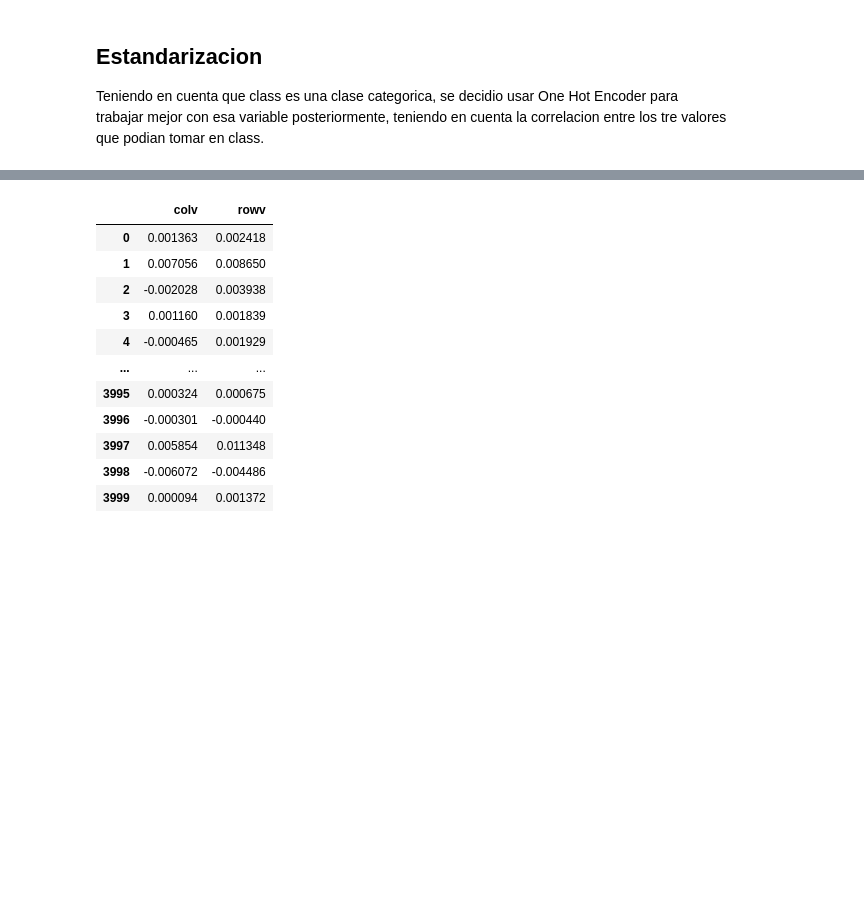
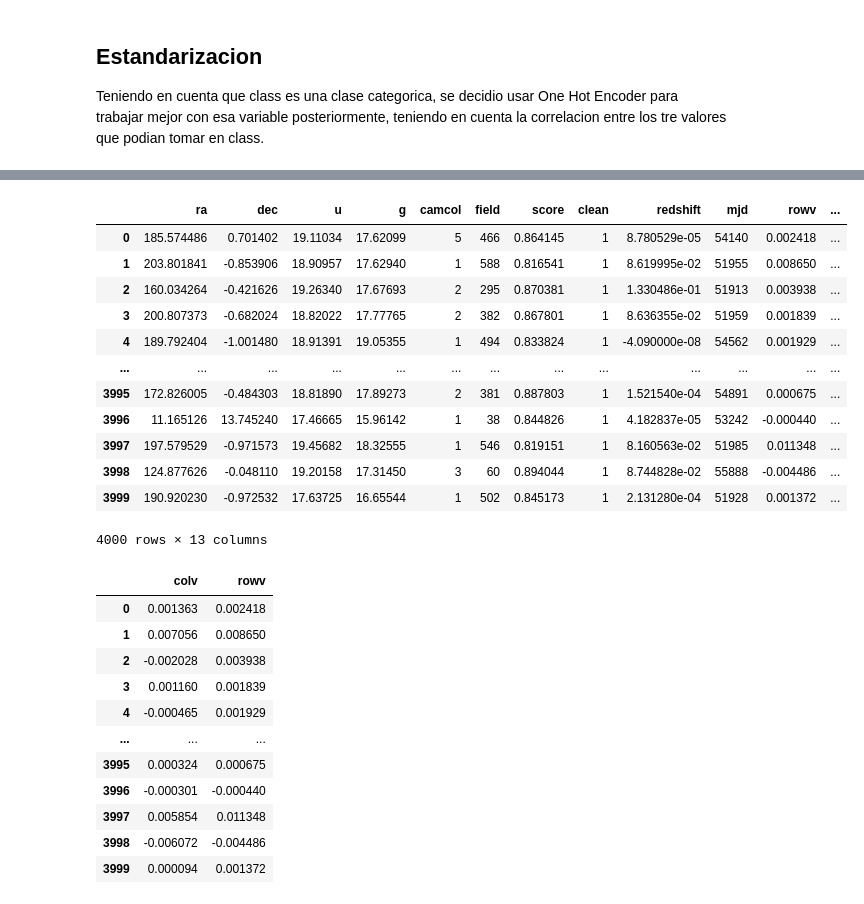
Before and after one commit to ju4ndiegos/BI, a Jupyter notebook: Lab-1/lab1.ipynb, the cells around one changed output, grey strips where cells are left out. Cells and saved outputs as stored; diff of their text form; code cells hidden in the pictures; blank space fills up the shorter version.

```diff
--- a/Lab-1/lab1.ipynb
+++ b/Lab-1/lab1.ipynb
@@ -65,5 +19,3 @@ data_train
-# %%
-data_filtrado=data_train.drop(columns=['class'])
 # %% [markdown]
 # Limpieza de datos
 ## Completitud
@@ -227,6 +185,21 @@ plt.show()
 <Figure size 2000x1200 with 0 Axes>
 # %%
 data_modelo=data_filtrado.drop(columns=['objid','run','r','i','z'])
+data_modelo
+# %% [output]
+|  | ra | dec | u | g | camcol | field | score | clean | redshift | mjd | rowv | ... |
+| 0 | 185.574486 | 0.701402 | 19.11034 | 17.62099 | 5 | 466 | 0.864145 | 1 | 8.780529e-05 | 54140 | 0.002418 | ... |
+| 1 | 203.801841 | -0.853906 | 18.90957 | 17.62940 | 1 | 588 | 0.816541 | 1 | 8.619995e-02 | 51955 | 0.008650 | ... |
+| 2 | 160.034264 | -0.421626 | 19.26340 | 17.67693 | 2 | 295 | 0.870381 | 1 | 1.330486e-01 | 51913 | 0.003938 | ... |
+| 3 | 200.807373 | -0.682024 | 18.82022 | 17.77765 | 2 | 382 | 0.867801 | 1 | 8.636355e-02 | 51959 | 0.001839 | ... |
+| 4 | 189.792404 | -1.001480 | 18.91391 | 19.05355 | 1 | 494 | 0.833824 | 1 | -4.090000e-08 | 54562 | 0.001929 | ... |
+| ... | ... | ... | ... | ... | ... | ... | ... | ... | ... | ... | ... | ... |
+| 3995 | 172.826005 | -0.484303 | 18.81890 | 17.89273 | 2 | 381 | 0.887803 | 1 | 1.521540e-04 | 54891 | 0.000675 | ... |
+| 3996 | 11.165126 | 13.745240 | 17.46665 | 15.96142 | 1 | 38 | 0.844826 | 1 | 4.182837e-05 | 53242 | -0.000440 | ... |
+| 3997 | 197.579529 | -0.971573 | 19.45682 | 18.32555 | 1 | 546 | 0.819151 | 1 | 8.160563e-02 | 51985 | 0.011348 | ... |
+| 3998 | 124.877626 | -0.048110 | 19.20158 | 17.31450 | 3 | 60 | 0.894044 | 1 | 8.744828e-02 | 55888 | -0.004486 | ... |
+| 3999 | 190.920230 | -0.972532 | 17.63725 | 16.65544 | 1 | 502 | 0.845173 | 1 | 2.131280e-04 | 51928 | 0.001372 | ... |
+4000 rows × 13 columns
 # %%
 data_filtrado.filter(['colv','rowv'])
 # %% [output]
```
Also changed, not shown: parts of 19 cells of this notebook.
